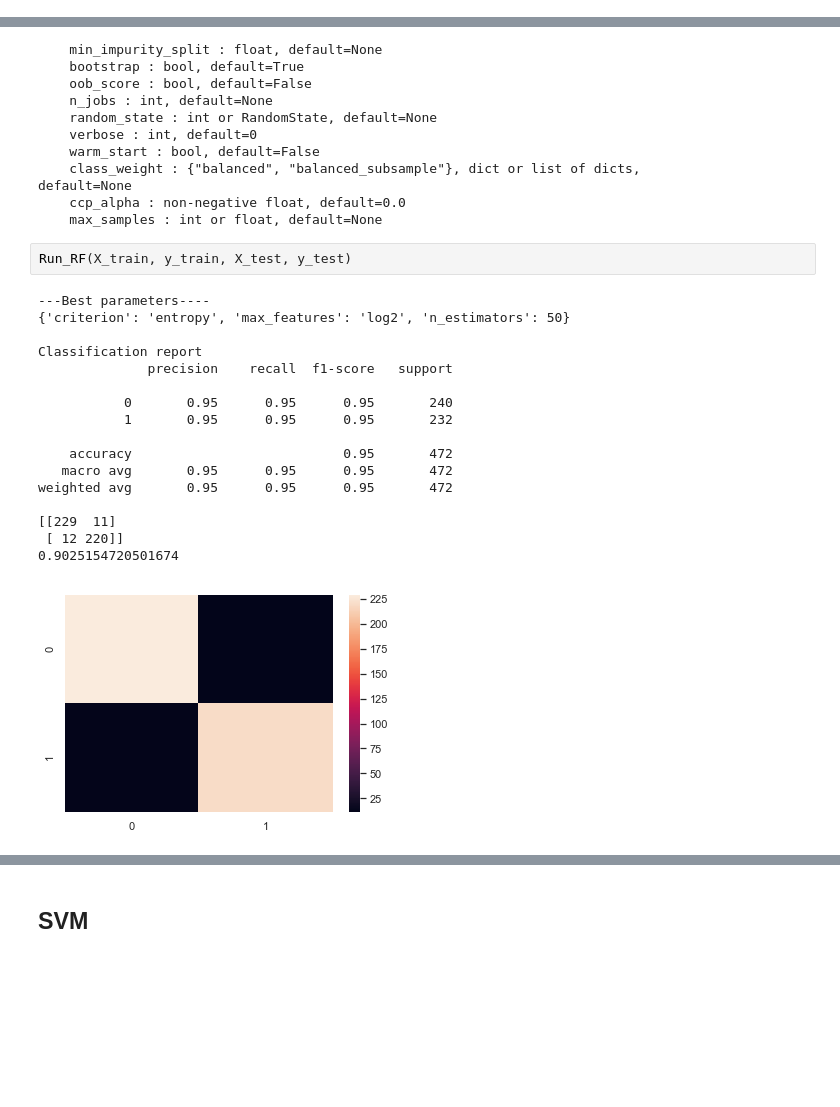
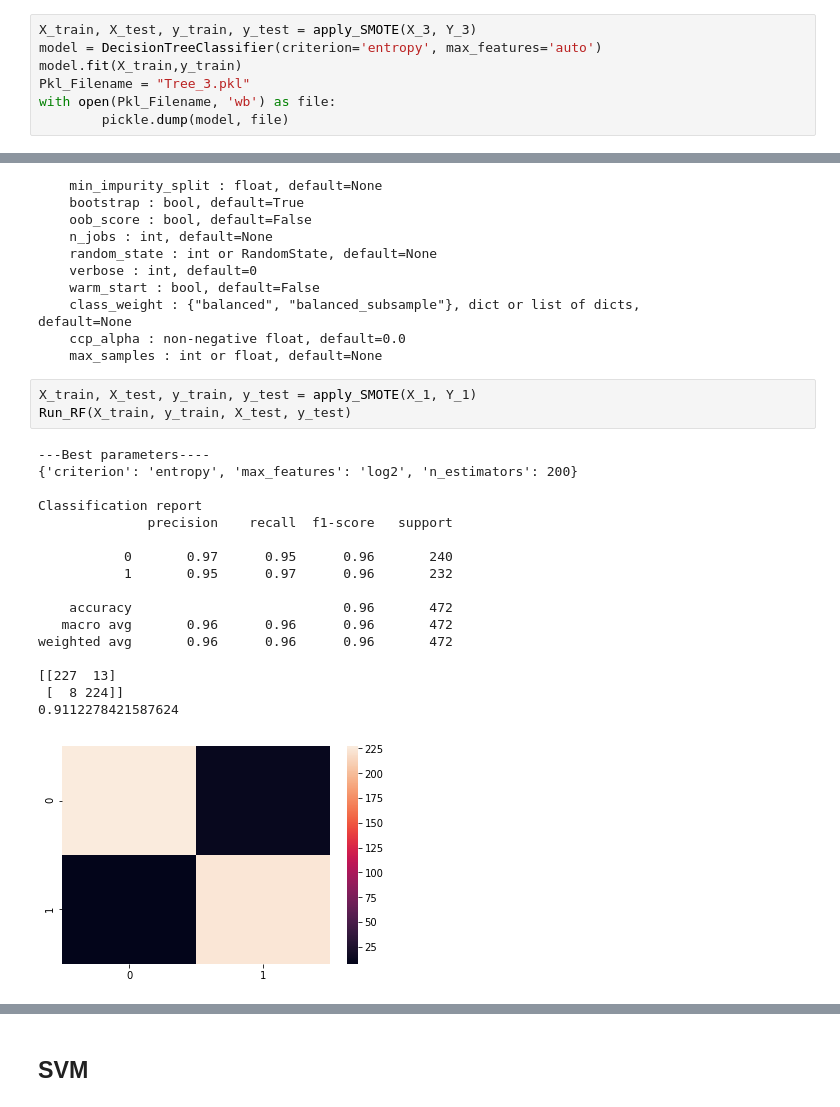
Before and after one commit to samarth1107/Prediction---Diabetes-Readmission, a Jupyter notebook: Main.ipynb, the cells around one changed output, grey strips where cells are left out. Saved outputs shown, nothing was run; the diff lists cells and outputs as text; blank space fills up the shorter version.

```diff
--- a/Main.ipynb
+++ b/Main.ipynb
@@ -1209,6 +1226,13 @@ weighted avg       0.87      0.88      0.87       472
  [ 30 202]]
 0.7499169317990485
 [figure]
+# %%
+X_train, X_test, y_train, y_test = apply_SMOTE(X_3, Y_3)
+model = DecisionTreeClassifier(criterion='entropy', max_features='auto')
+model.fit(X_train,y_train)
+Pkl_Filename = "Tree_3.pkl"
+with open(Pkl_Filename, 'wb') as file:
+        pickle.dump(model, file)
 # %% [markdown]
 # Random Forest
 # %%
@@ -1262,22 +1286,23 @@ def Run_RF(X_train, y_train, X_test, y_test):
     ccp_alpha : non-negative float, default=0.0
     max_samples : int or float, default=None
 # %%
+X_train, X_test, y_train, y_test = apply_SMOTE(X_1, Y_1)
 Run_RF(X_train, y_train, X_test, y_test)
 # %% [output]
 ---Best parameters----
-{'criterion': 'entropy', 'max_features': 'log2', 'n_estimators': 50}
+{'criterion': 'entropy', 'max_features': 'log2', 'n_estimators': 200}
 
 Classification report
               precision    recall  f1-score   support
 
-           0       0.95      0.95      0.95       240
-           1       0.95      0.95      0.95       232
+           0       0.97      0.95      0.96       240
+           1       0.95      0.97      0.96       232
 
-    accuracy                           0.95       472
-   macro avg       0.95      0.95      0.95       472
-weighted avg       0.95      0.95      0.95       472
+    accuracy                           0.96       472
+   macro avg       0.96      0.96      0.96       472
+weighted avg       0.96      0.96      0.96       472
 
-[[229  11]
- [ 12 220]]
-0.9025154720501674
+[[227  13]
+ [  8 224]]
+0.9112278421587624
-[figure, old version]
+[figure, new version]
```
Also changed, not shown: parts of 9 cells of this notebook.
